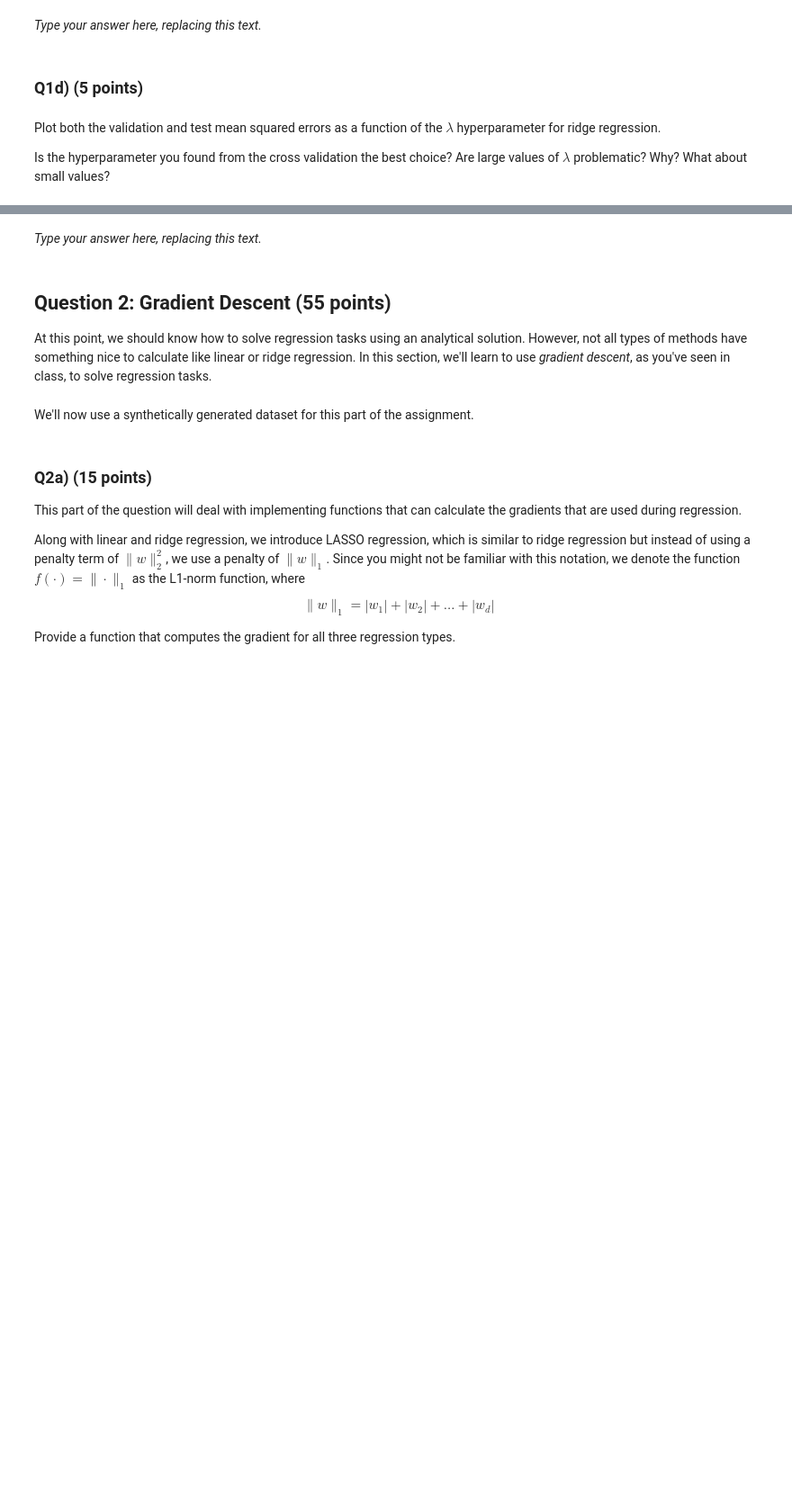
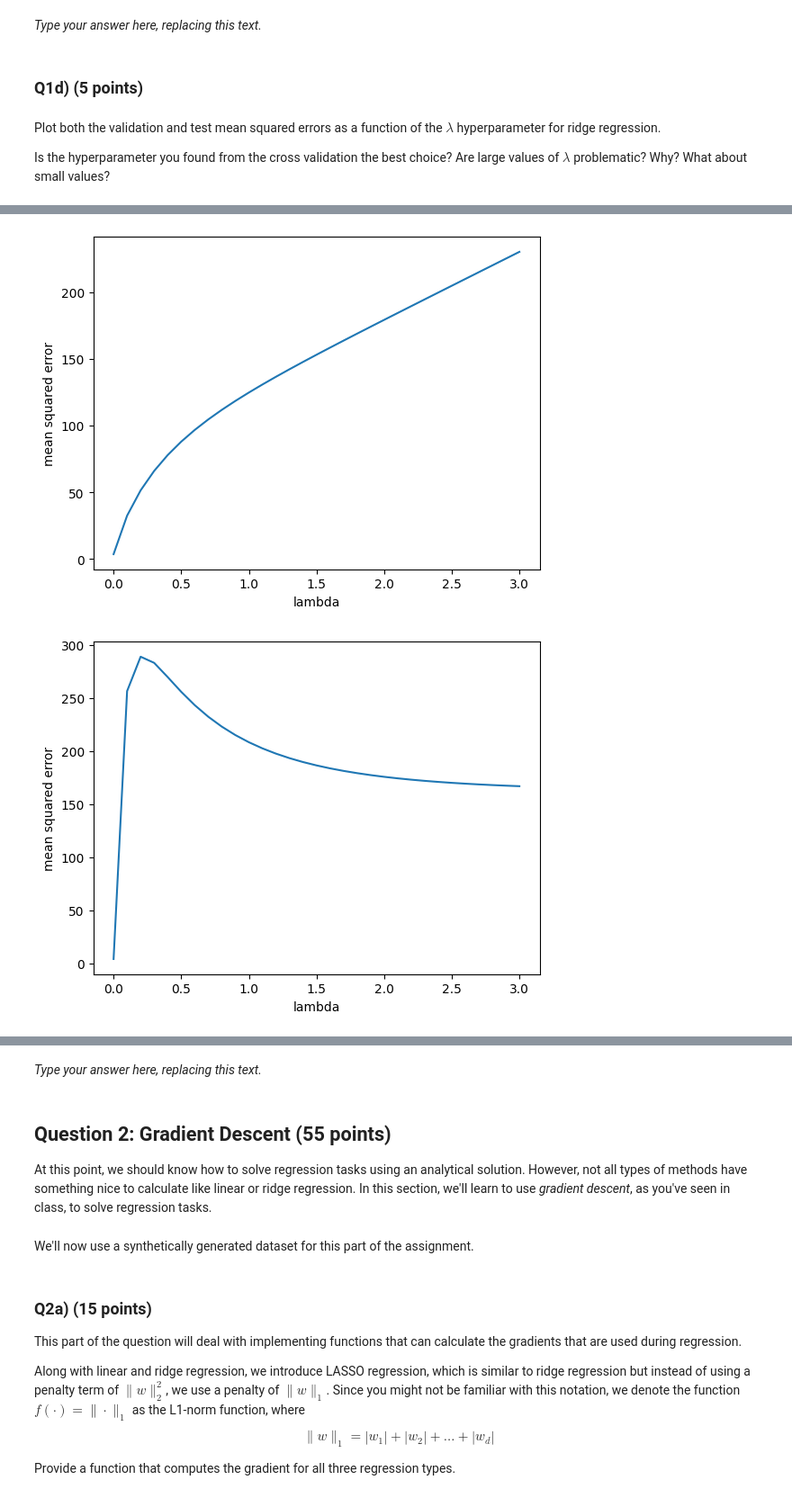
Before and after one commit to Michellominy/ML_assignments, a Jupyter notebook: A1/INF8245E_Assignment_1_skeleton.ipynb, the cells around one changed output, grey strips where cells are left out. Shown at 90% size. Cells and saved outputs as stored; diff of their text form; code cells hidden in the pictures; blank space fills up the shorter version.

```diff
--- a/A1/INF8245E_Assignment_1_skeleton.ipynb
+++ b/A1/INF8245E_Assignment_1_skeleton.ipynb
@@ -71,8 +71,9 @@ def create_inputs_with_bias(X: np.ndarray) -> np.ndarray:
     Returns:
         X_new (np.ndarray): Input with biases appended
     """
-    column = np.ones((X.size,1))
-    X_new = np.hstack((X,column))
+
+    one_column = np.ones((X.shape[0],1))
+    X_new = np.hstack((X,one_column))
     return X_new
 # %%
 from math import sqrt
@@ -86,7 +87,8 @@ def rmse(y: np.ndarray, y_hat: np.ndarray) -> float:
     Returns:
         float: Root Mean-Squared Error
     """
-    MSE = 0.5 * np.subtract(y, y_hat).dot(np.subtract(y, y_hat).transpose())
+    MSE = 0.5 * np.dot(np.subtract(y, y_hat).transpose(), np.subtract(y, y_hat))
+    MSE = MSE.flat[0]
     return sqrt(2 * MSE / y.size)
 # %%
 def predict_linear_regression(inputs: np.ndarray, weights: np.ndarray) -> np.ndarray:
@@ -123,10 +124,10 @@ def solve_ridge_regression(X: np.ndarray, y: np.ndarray, lambda_hyperparameter:
     Returns:
         w_sol (np.ndarray): Analytical solution weight vector
     """
-    xtx = X.transpose().dot(X)
-    lambdaI = lambda_hyperparameter * np.identity(xtx.shape[0])
-    xty = X.transpose().dot(y)
-    return np.linalg.inv(np.add(xtx, lambdaI)).dot(xty)
+
+    xtx = np.dot(X.transpose(), X)
+    lambdaI = np.identity(xtx.shape[0]) * lambda_hyperparameter
+    return np.dot(np.dot(np.linalg.inv(np.add(xtx, lambdaI)), X.transpose()), y)
 # %%
 grader.check("q1.1")
 # %% [output]
@@ -211,8 +209,9 @@ Now perform a hyperparameter search on the $\lambda$ regularization coefficient
 # %%
 # lambda values to be evaluated by cross validation
 hyperparams = [0, 0.1, 0.2, 0.3, 0.4, 0.5, 0.6, 0.7, 0.8, 0.9, 1.0, 1.1, 1.2,
-               1.3, 1.4, 1.5, 1.6, 1.7, 1.8, 1.9, 2.0, 2.1, 2.2, 2.3, 2.4,
-               2.5, 2.6, 2.7, 2.8, 2.9, 3.0]
+                1.3, 1.4, 1.5, 1.6, 1.7, 1.8, 1.9, 2.0, 2.1, 2.2, 2.3, 2.4,
+                2.5, 2.6, 2.7, 2.8, 2.9, 3.0]
+
 k_folds = 10
 
 """
@@ -223,10 +222,10 @@ best_lambda = 0
 best_mean_squared_error = 0
 mean_squared_errors = np.zeros(len(hyperparams))
 
-...
+best_lambda, best_mean_squared_error, mean_squared_errors = cross_validation_linear_regression(k_folds, hyperparams, create_inputs_with_bias(X_tr), y_tr)
 
 print('best lambda: ' + str (best_lambda))
 print('best cross validation mean squared error: ' + str(best_mean_squared_error))
-print('test mean squared error: ' + str(mean_squared_error))
+print('test mean squared error: ' + str(mean_squared_errors))
 # %% [output]
 best lambda: 0
@@ -247,18 +252,33 @@ Is the hyperparameter you found from the cross validation the best choice? Are l
 # %%
 def plot_linear_regression_mean_squared_errors(mean_squared_errors, hyperparams):
     plt.plot(hyperparams, mean_squared_errors)
     plt.ylabel('mean squared error')
     plt.xlabel('lambda')
     plt.show()
 
 # plot results
 plot_linear_regression_mean_squared_errors(mean_squared_errors, hyperparams)
 
 test_mse = np.zeros(len(hyperparams))
 
 """
 Write code to find the test MSE for all hyperparameters
 """
-...
+X_withBias = create_inputs_with_bias(X_te)
+for idx, hyperparam in enumerate(hyperparams):
+    w = solve_ridge_regression(X_withBias, y_te, hyperparam)
+    y_hat = predict_linear_regression(X_withBias, w)
+    curr_rmse = rmse(y_te, y_hat) + hyperparam * (w.transpose().dot(w))
+    test_mse[idx] = curr_rmse
 
 plot_linear_regression_mean_squared_errors(test_mse, hyperparams)
+
+plt.plot(hyperparams, test_mse, label="test_rmse")
+plt.plot(hyperparams, mean_squared_errors, label="train_rmse")
+plt.ylabel('mean squared error')
+plt.xlabel('lambda')
+plt.legend()
+plt.show()
+# %% [output]
+[figure, added]
+[figure, added]
```
Also changed, not shown: parts of 17 cells of this notebook, 1 other file.
